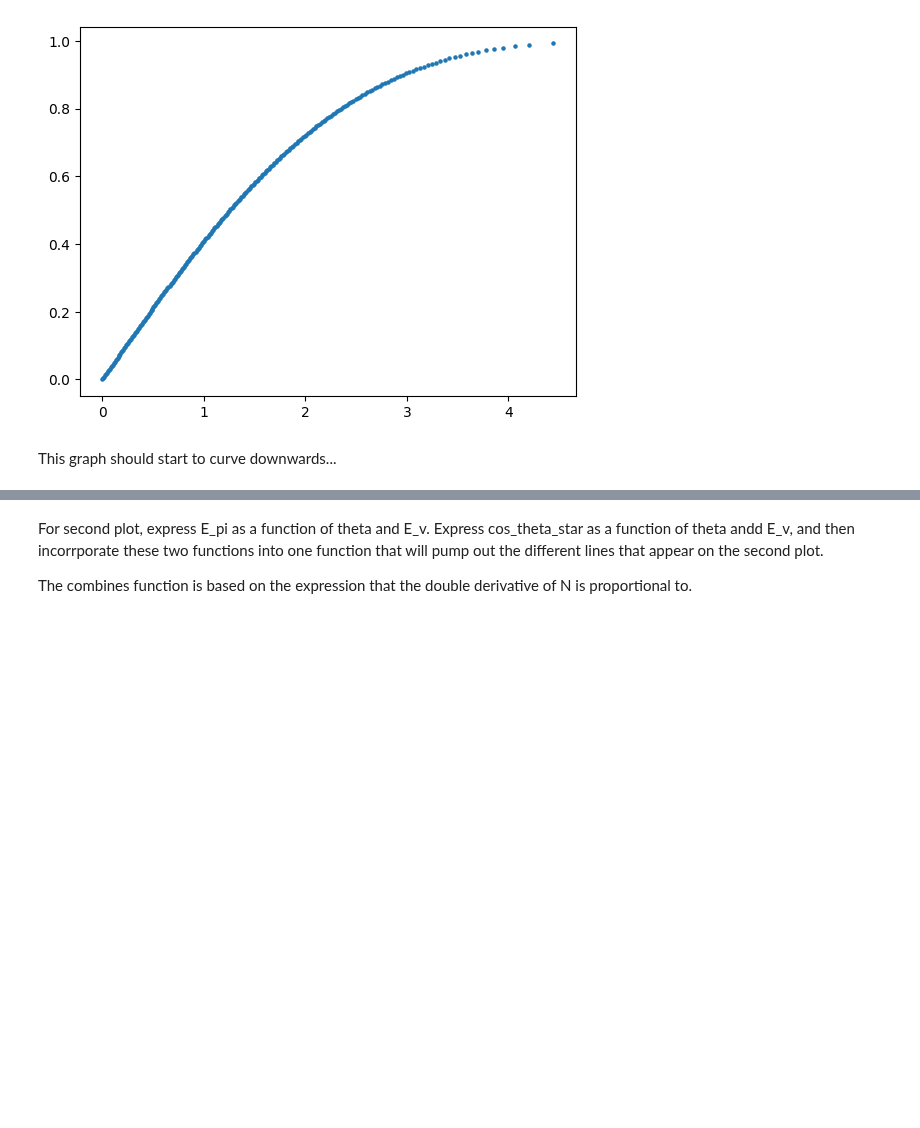
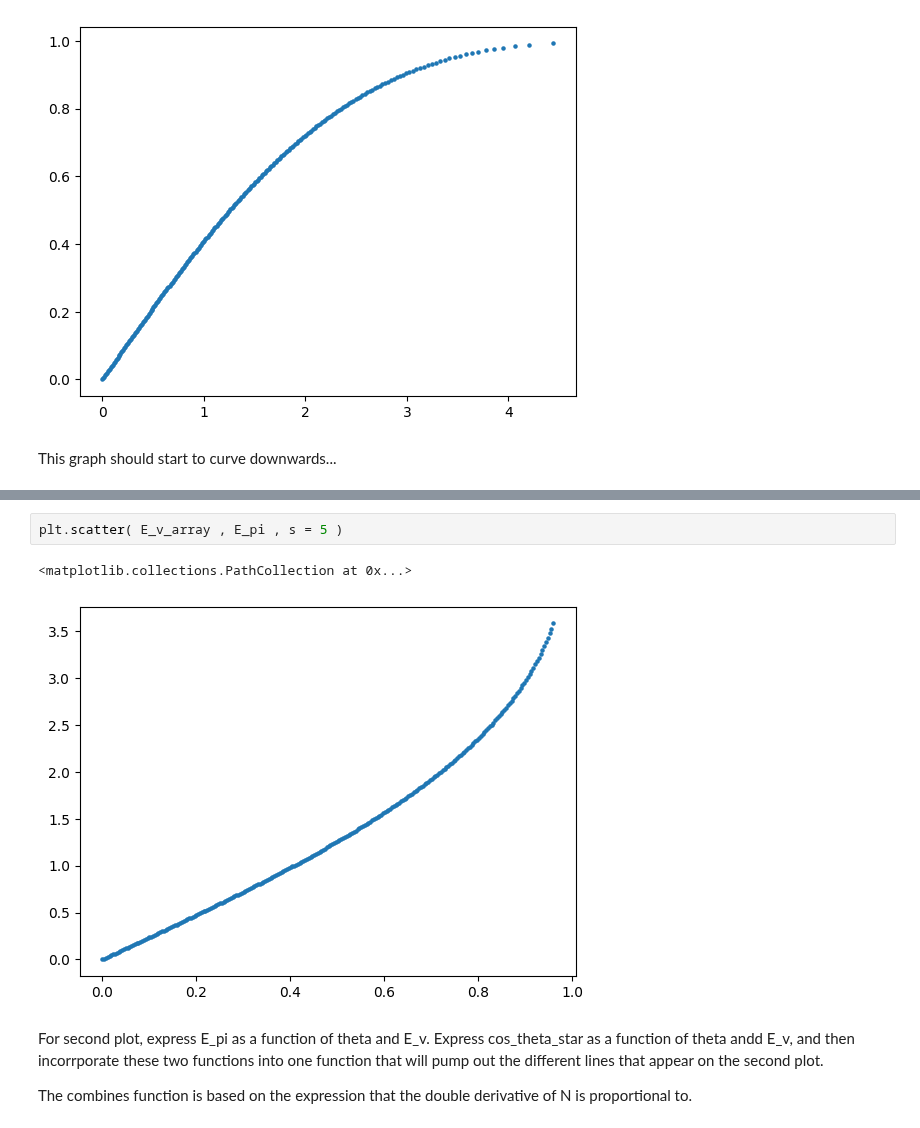
Before and after one commit to MrD0balina/Fourth-Year-Project---Neutrino-Oscillations, a Jupyter notebook: First_Coding_Work.ipynb, the cells around one changed output, grey strips where cells are left out. Cells and saved outputs as stored; diff of their text form; blank space fills up the shorter version.

```diff
--- a/First_Coding_Work.ipynb
+++ b/First_Coding_Work.ipynb
@@ -132,3 +162,8 @@ This graph should start to curve downwards...
+# %%
+plt.scatter( E_v_array , E_pi , s = 5 )
+# %% [output]
+<matplotlib.collections.PathCollection at 0x...>
+[figure, added]
 # %% [markdown]
 For second plot, express E_pi as a function of theta and E_v.  Express cos_theta_star as a function of theta andd E_v, and then incorrporate these two functions into one function that will pump out the different lines that appear on the second plot.
 
```
Also changed, not shown: parts of 6 cells of this notebook.
